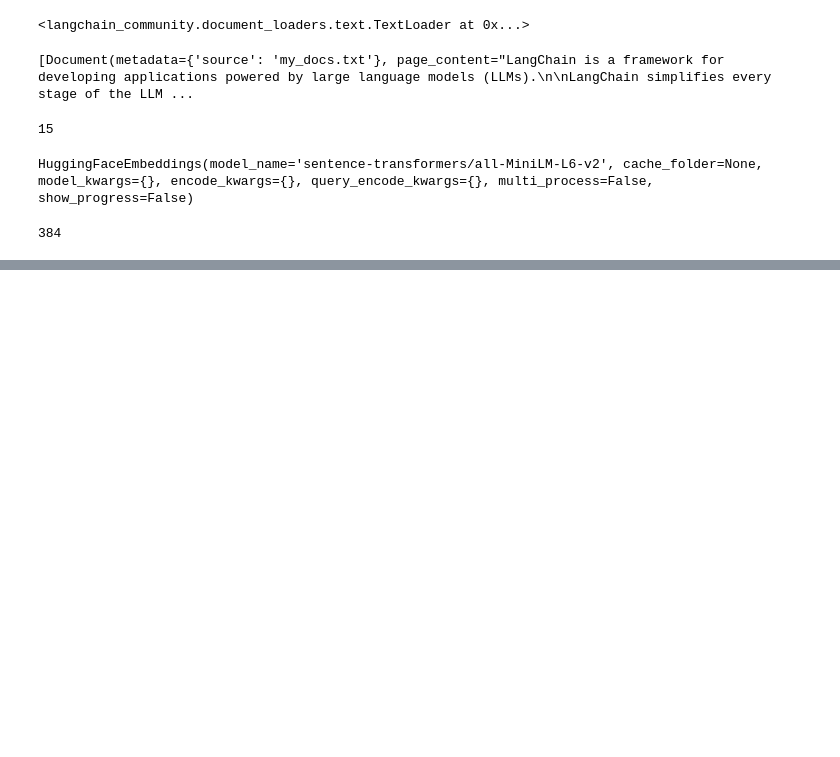
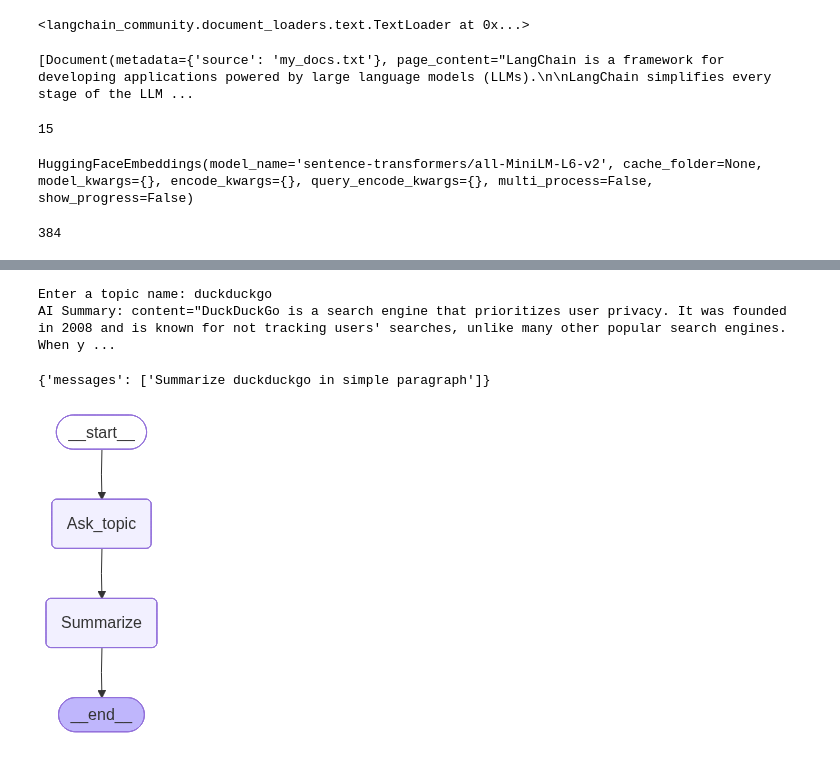
Before and after one commit to pakarthikstudent/OU_AgenticAI_Feb_26, a Jupyter notebook: DAY2/AI-DAY2.ipynb, the cells around one changed output, grey strips where cells are left out. Cells and saved outputs as stored; diff of their text form; code cells hidden in the pictures; blank space fills up the shorter version.

```diff
--- a/DAY2/AI-DAY2.ipynb
+++ b/DAY2/AI-DAY2.ipynb
@@ -436,0 +484,2 @@ len(embeddings.embed_query("Hello"))
+# %%
+llm_obj = ChatGroq(model="llama-3.1-8b-instant",api_key=os.getenv('GROQ_API_KEY'))
@@ -436,0 +502,43 @@ len(embeddings.embed_query("Hello"))
+# %%
+## define state schema
+class state(dict):
+    messages: list
+
+## define two nodes
+def agent1_ask_question(a1: state):
+    ''' Ask the user for input/query '''
+    topic = input('Enter a topic name:')
+    a1["messages"] = [f"Summarize {topic} in simple paragraph"]
+    return a1
+
+def agent2_summarize(a1: state):
+    ''' Summarize the given topic '''
+    prompt = a1["messages"][0]
+    response = llm_obj.invoke(prompt)
+    print("AI Summary:",response)
+    return a1
+
+
+## build LangGraph
+graph = StateGraph(state)
+graph.add_node("Ask_topic",agent1_ask_question)
+graph.add_node("Summarize",agent2_summarize)
+
+## connect nodes
+
+graph.set_entry_point("Ask_topic")
+graph.add_edge("Ask_topic","Summarize")
+graph.set_finish_point("Summarize")
+
+## compile and run - will get app
+app = graph.compile()
+app.invoke({})
+# %% [output]
+Enter a topic name: duckduckgo
+AI Summary: content="DuckDuckGo is a search engine that prioritizes user privacy. It was founded in 2008 and is known for not tracking users' searches, unlike many other popular search engines. When y ...
+{'messages': ['Summarize duckduckgo in simple paragraph']}
+# %%
+from IPython.display import Image,display
+display(Image(app.get_graph().draw_mermaid_png()))
+# %% [output]
+[figure, added]
```
Also changed, not shown: parts of 6 cells of this notebook.
